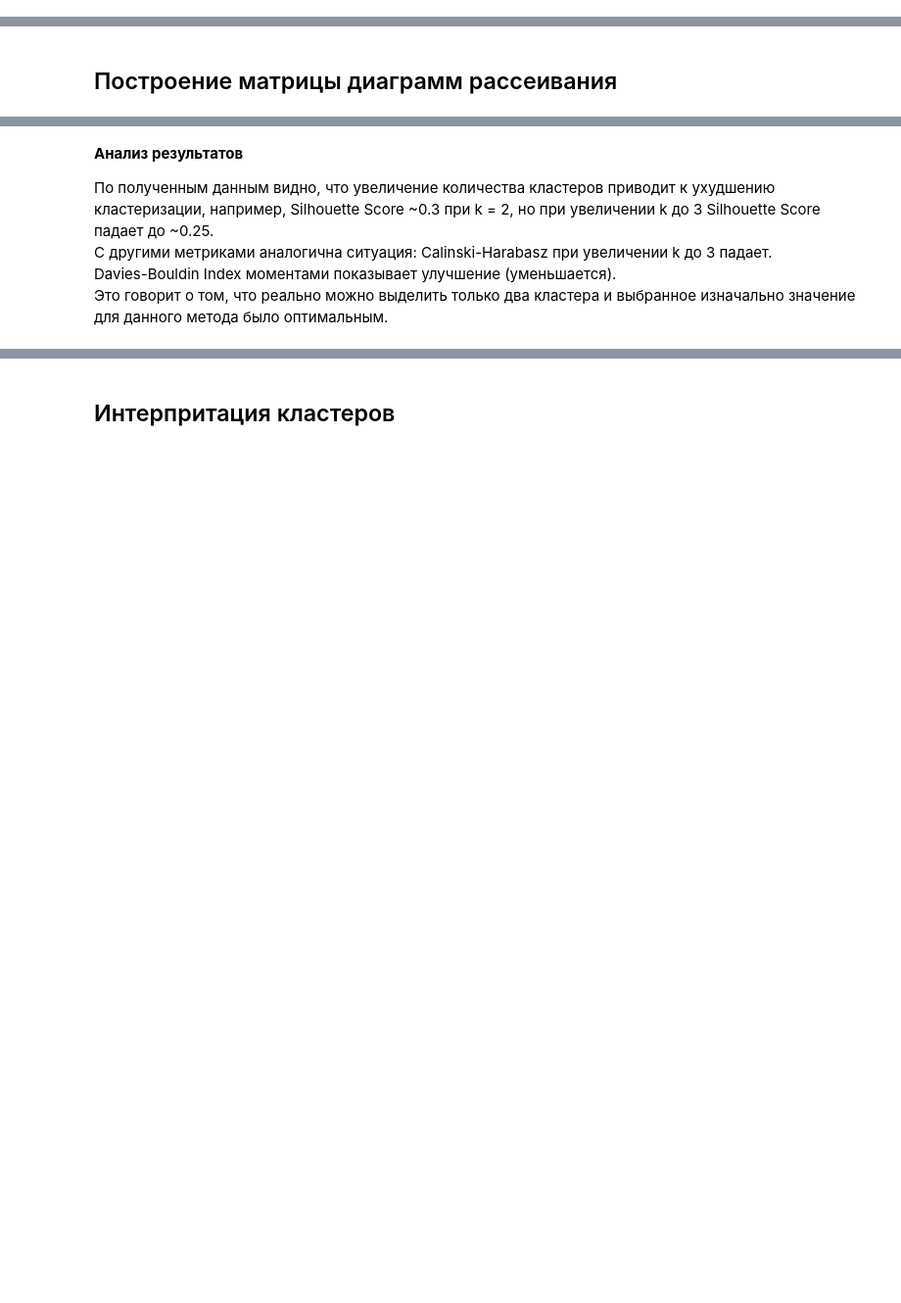
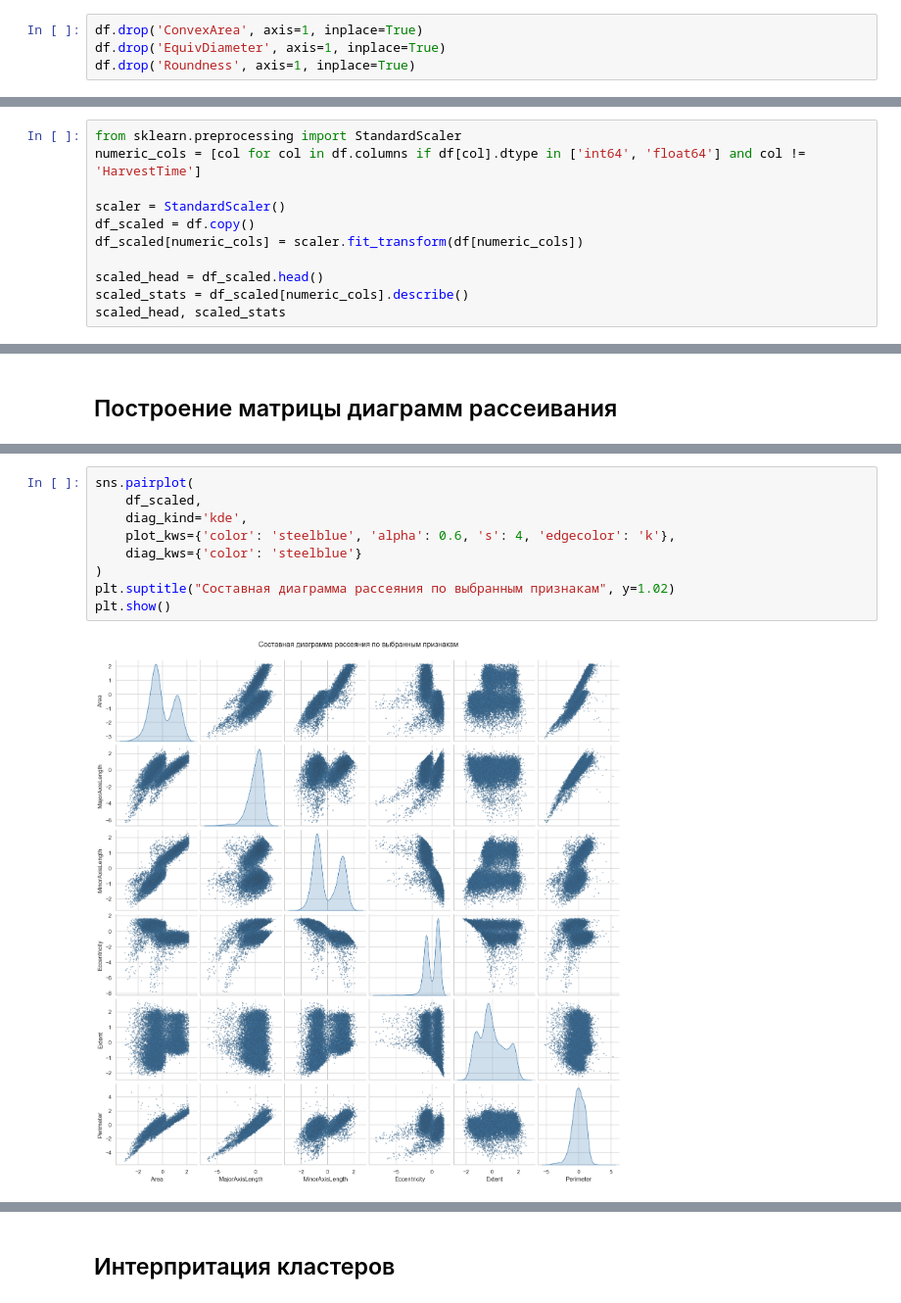
Before and after one commit to anlu4k/LAB4, a Jupyter notebook: lab4.ipynb, the cells around one changed output, grey strips where cells are left out. Shown at 98% size. Drawn from its saved outputs; the diff is of its cells as text; blank space fills up the shorter version.

```diff
--- a/lab4.ipynb
+++ b/lab4.ipynb
@@ -249,0 +264,4 @@ print(f"Используемые признаки: {informative_features}")
+# %%
+df.drop('ConvexArea', axis=1, inplace=True)
+df.drop('EquivDiameter', axis=1, inplace=True)
+df.drop('Roundness', axis=1, inplace=True)
@@ -249,0 +270,11 @@ print(f"Используемые признаки: {informative_features}")
+# %%
+from sklearn.preprocessing import StandardScaler
+numeric_cols = [col for col in df.columns if df[col].dtype in ['int64', 'float64'] and col != 'HarvestTime']
+
+scaler = StandardScaler()
+df_scaled = df.copy()
+df_scaled[numeric_cols] = scaler.fit_transform(df[numeric_cols])
+
+scaled_head = df_scaled.head()
+scaled_stats = df_scaled[numeric_cols].describe()
+scaled_head, scaled_stats
@@ -695,7 +301,11 @@ plt.show()
-# %% [markdown]
-**Анализ результатов**
-
-По полученным данным видно, что увеличение количества кластеров приводит к ухудшению кластеризации, например, Silhouette Score ~0.3 при k = 2, но при увеличении k до 3 Silhouette Score падает до ~0.25.
-С другими метриками аналогична ситуация: Calinski-Harabasz при увеличении k до 3 падает.
-Davies-Bouldin Index моментами показывает улучшение (уменьшается).
-Это говорит о том, что реально можно выделить только два кластера и выбранное изначально значение для данного метода было оптимальным.
+# %%
+sns.pairplot(
+    df_scaled,
+    diag_kind='kde',
+    plot_kws={'color': 'steelblue', 'alpha': 0.6, 's': 4, 'edgecolor': 'k'},
+    diag_kws={'color': 'steelblue'}
+)
+plt.suptitle("Составная диаграмма рассеяния по выбранным признакам", y=1.02)
+plt.show()
+# %% [output]
+[figure, added]
```
Also changed, not shown: parts of 60 cells of this notebook, 3 other files.
